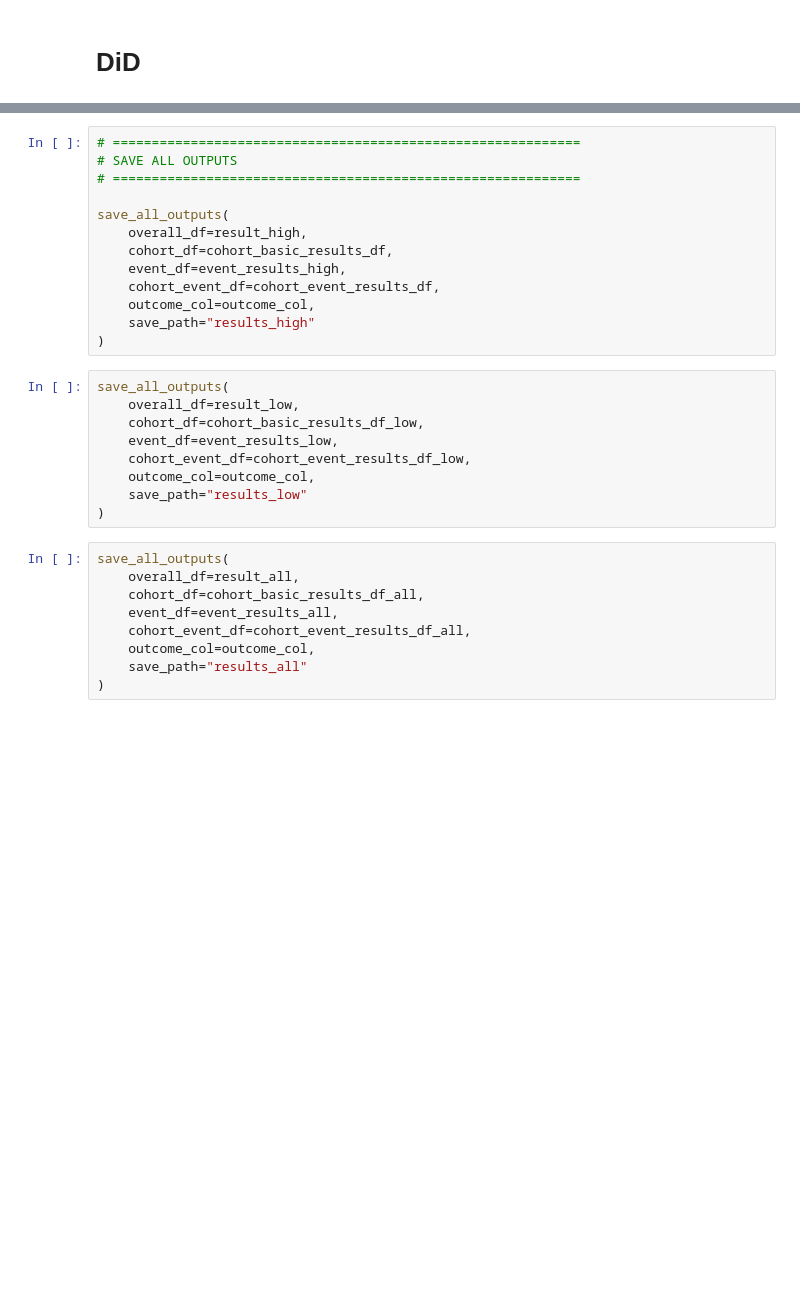
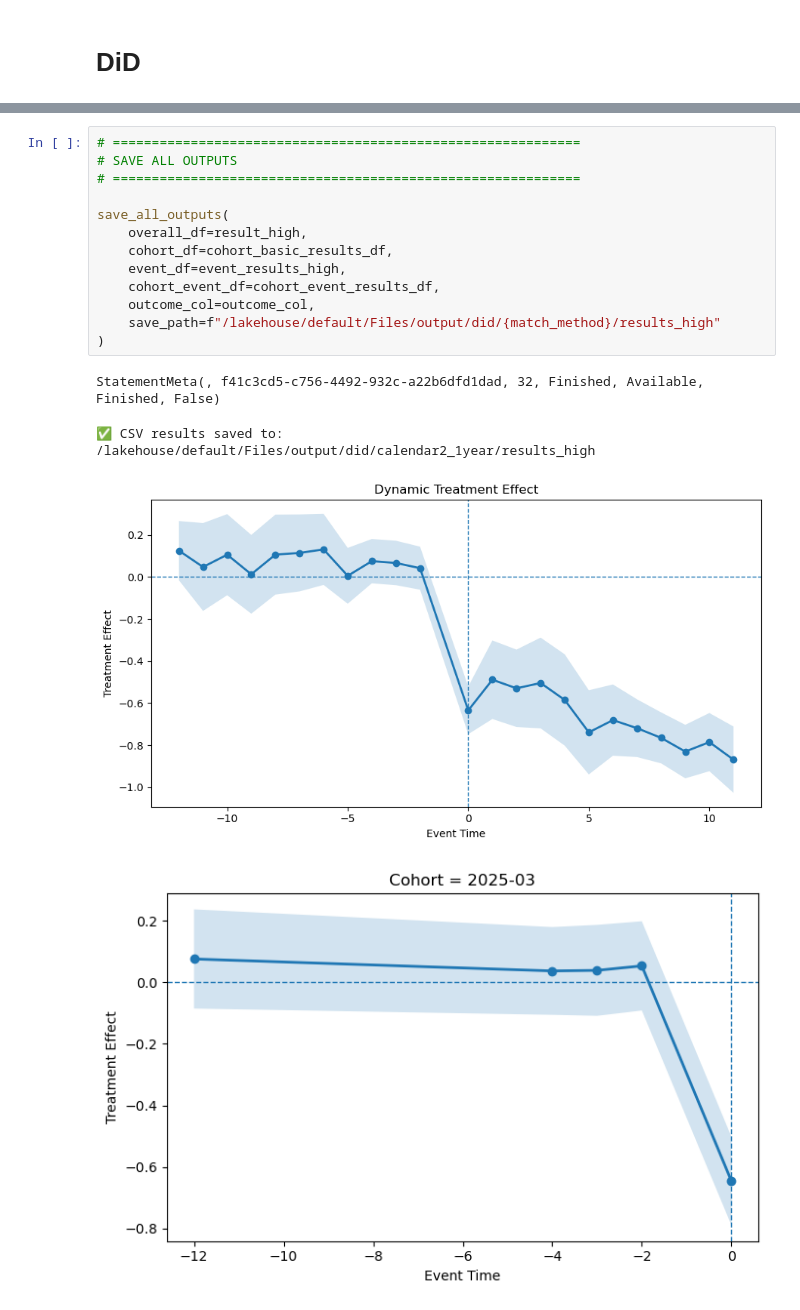
Before and after one commit to edogawa-liang/tariff-spark-rewrite, a Jupyter notebook: did_analysis-calendar2_1year-high.ipynb, the cells around one changed output, grey strips where cells are left out. Drawn from its saved outputs; the diff is of its cells as text; blank space fills up the shorter version.

```diff
--- a/did_analysis-calendar2_1year-high.ipynb
+++ b/did_analysis-calendar2_1year-high.ipynb
@@ -416,34 +450,21 @@ top3_mean_consumption          -2 -0.3064     0.2064   0.1377   -0.7109    0.098
 top3_mean_consumption           0  0.0581     0.1938   0.7643   -0.3218    0.4380 2025-12        121
 top3_mean_consumption           1  0.2248     0.1991   0.2589   -0.1655    0.6151 2025-12        121
 top3_mean_consumption           2 -0.0698     0.2068   0.7357   -0.4752    0.3356 2025-12        121
-# %%
-# ============================================================
-# SAVE ALL OUTPUTS
-# ============================================================
-
-save_all_outputs(
-    overall_df=result_high,
-    cohort_df=cohort_basic_results_df,
-    event_df=event_results_high,
-    cohort_event_df=cohort_event_results_df,
-    outcome_col=outcome_col,
-    save_path="results_high"
-)
-# %%
-save_all_outputs(
-    overall_df=result_low,
-    cohort_df=cohort_basic_results_df_low,
-    event_df=event_results_low,
-    cohort_event_df=cohort_event_results_df_low,
-    outcome_col=outcome_col,
-    save_path="results_low"
-)
-# %%
-save_all_outputs(
-    overall_df=result_all,
-    cohort_df=cohort_basic_results_df_all,
-    event_df=event_results_all,
-    cohort_event_df=cohort_event_results_df_all,
-    outcome_col=outcome_col,
-    save_path="results_all"
-)
+# %%
+# ============================================================
+# SAVE ALL OUTPUTS
+# ============================================================
+
+save_all_outputs(
+    overall_df=result_high,
+    cohort_df=cohort_basic_results_df,
+    event_df=event_results_high,
+    cohort_event_df=cohort_event_results_df,
+    outcome_col=outcome_col,
+    save_path=f"/lakehouse/default/Files/output/did/{match_method}/results_high"
+)
+# %% [output]
+StatementMeta(, f41c3cd5-c756-4492-932c-a22b6dfd1dad, 32, Finished, Available, Finished, False)
+✅ CSV results saved to: /lakehouse/default/Files/output/did/calendar2_1year/results_high
+[figure, added]
+[figure, added]
```
Also changed, not shown: parts of 13 cells of this notebook, 21 other files.
